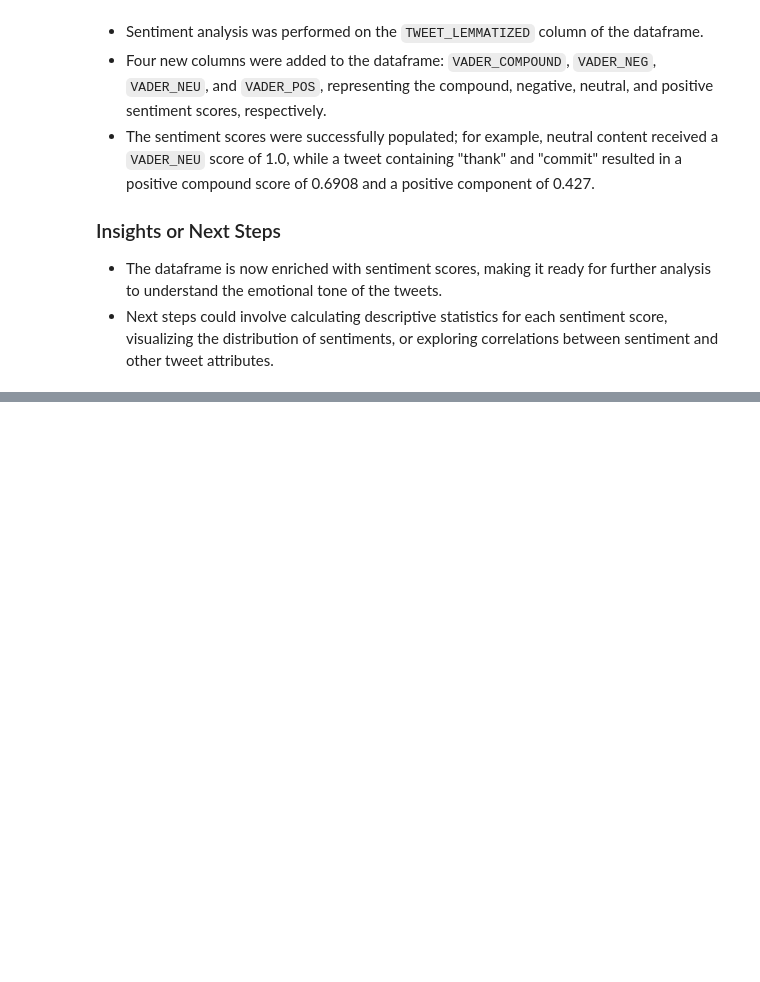
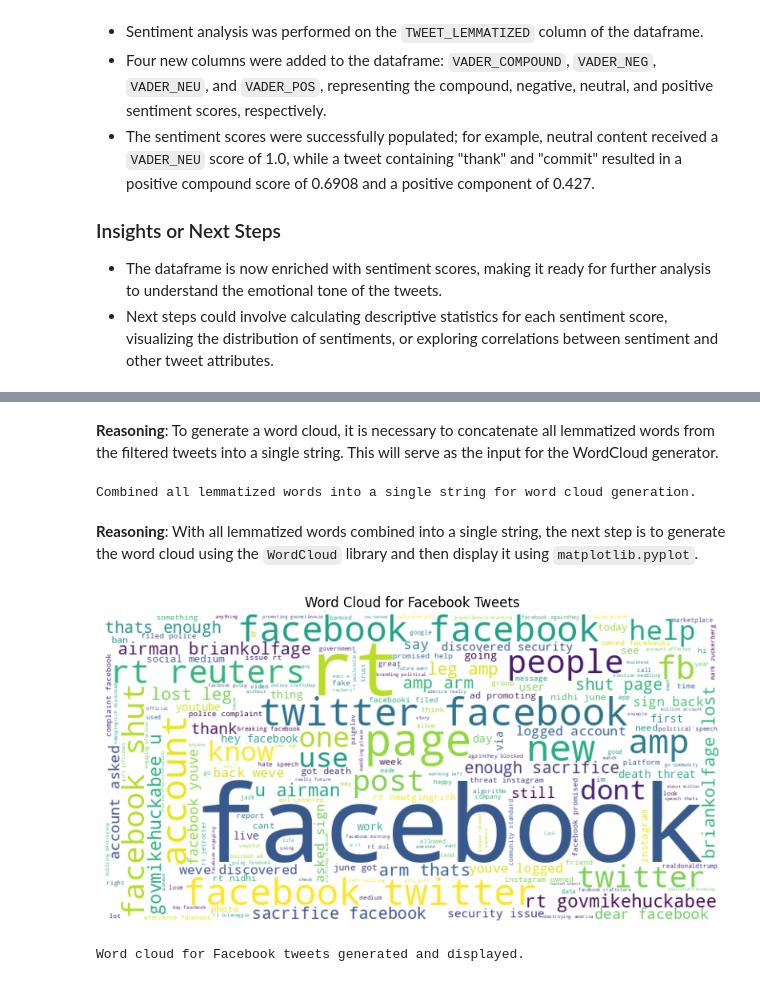
Before and after one commit to Mart1n2015/CODERHOUSE-DSIII, a Jupyter notebook: TRABAJO MARTIN CERIOLI .ipynb, the cells around one changed output, grey strips where cells are left out. Saved outputs shown, nothing was run; the diff lists cells and outputs as text; code cells hidden in the pictures; blank space fills up the shorter version.

```diff
--- a/TRABAJO MARTIN CERIOLI .ipynb
+++ b/TRABAJO MARTIN CERIOLI .ipynb
@@ -384,0 +374,3 @@ Confirmar que el análisis de sentimiento ha sido aplicado exitosamente y el Dat
+# %%
+company_name = 'Facebook'
+print(f"Company name selected for filtering: {company_name}")
@@ -384,0 +382,4 @@ Confirmar que el análisis de sentimiento ha sido aplicado exitosamente y el Dat
+# %%
+company_tweets_df = dataframe[dataframe['STOCK'].str.contains(company_name, case=False, na=False)]
+print(f"Number of tweets for {company_name}: {company_tweets_df.shape[0]}")
+display(company_tweets_df.head())
@@ -384,0 +395,29 @@ Confirmar que el análisis de sentimiento ha sido aplicado exitosamente y el Dat
+# %% [markdown]
+**Reasoning**:
+To generate a word cloud, it is necessary to concatenate all lemmatized words from the filtered tweets into a single string. This will serve as the input for the WordCloud generator.
+# %%
+from wordcloud import WordCloud
+import matplotlib.pyplot as plt
+
+# Combine all lemmatized words for the selected company into a single string
+all_words = ' '.join([' '.join(tokens) for tokens in company_tweets_df['TWEET_LEMMATIZED']])
+
+print("Combined all lemmatized words into a single string for word cloud generation.")
+# %% [output]
+Combined all lemmatized words into a single string for word cloud generation.
+# %% [markdown]
+**Reasoning**:
+With all lemmatized words combined into a single string, the next step is to generate the word cloud using the `WordCloud` library and then display it using `matplotlib.pyplot`.
+# %%
+wordcloud = WordCloud(width=800, height=400, background_color='white').generate(all_words)
+
+plt.figure(figsize=(10, 5))
+plt.imshow(wordcloud, interpolation='bilinear')
+plt.axis('off')
+plt.title(f'Word Cloud for {company_name} Tweets')
+plt.show()
+
+print(f"Word cloud for {company_name} tweets generated and displayed.")
+# %% [output]
+[figure, added]
+Word cloud for Facebook tweets generated and displayed.
```
Also changed, not shown: parts of 49 cells of this notebook.
